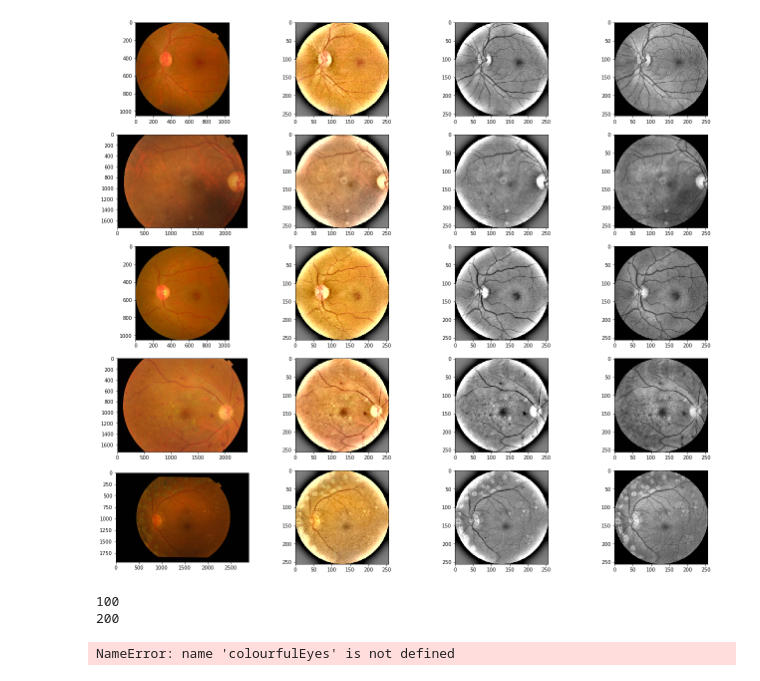
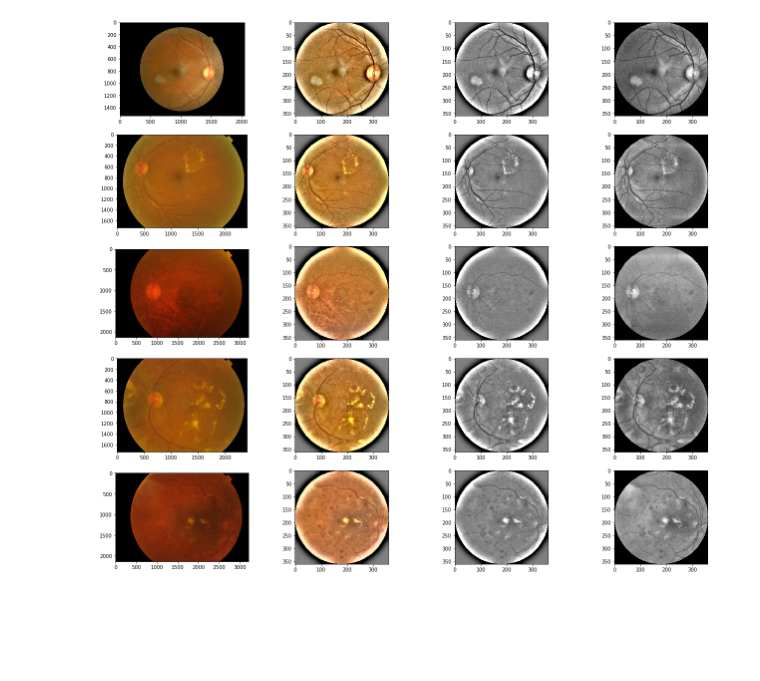
Before and after one commit to HaydenMuscat24/kaggle_aptos, a Jupyter notebook: hayden/preprocess images.ipynb, the cells around one changed output. Saved outputs shown, nothing was run; the diff lists cells and outputs as text; code cells hidden in the pictures; blank space fills up the shorter version.

```diff
--- a/hayden/preprocess images.ipynb
+++ b/hayden/preprocess images.ipynb
@@ -72,7 +72,6 @@ def reflectAndSquareUp(img):
 
     height = img.shape[0]
     width  = img.shape[1]
-    channels = img.shape[2]
 
     # if its portrait mode, it's probably already kind of square. Make it properly square by cutting
     # down the height until the dimensions match
@@ -83,7 +82,10 @@ def reflectAndSquareUp(img):
 
     # otherwise, do the whole reflection thingo
     else:
-        new_img = np.zeros((width, width, channels), np.uint8)
+        if len(img.shape) == 3:
+            new_img = np.zeros((width, width, img.shape[2]), np.uint8)
+        else:
+            new_img = np.zeros((width, width), np.uint8)
 
         #  0  |
         #     |
@@ -97,7 +99,7 @@ def reflectAndSquareUp(img):
         h2 = h1 + height
 
         # paste the original into the center
-        new_img[h1:h2,:,:] = img
+        new_img[h1:h2,:] = img
 
         # paste in the reflections
         for i in range(h1):
@@ -150,47 +152,54 @@ def color(bgr):
 df_2019 = pd.read_csv(f"../aptos2019/train.csv")
 # df_2015 = pd.read_csv(f"../aptos2015/trainLabels.csv")
 df_2019.id_code = df_2019.id_code.apply(lambda x: x + ".png")
 # df_2015.image   = df_2015.image.apply(lambda   x: x + ".jpeg")
 
 # Display some random images from Data Set with class categories.
 figure=plt.figure(figsize=(22,20))
 for target_class in range(5):
     for i, (idx, row ) in enumerate(df_2019.loc[df_2019.diagnosis == target_class]
                                     .sample(1)
                                     .iterrows()):
         # open the file
         imagefile = f"../aptos2019/train_images/{row['id_code']}"
         img = cv2.imread(imagefile)
-        gray = cv2.cvtColor(img, cv2.COLOR_BGR2GRAY)
-
-        cropped = crop(gray, img, 0.02)
-        squared = reflectAndSquareUp(cropped)
-        circled = circleMask(squared)
-
-        resized = cv2.resize(circled, (256, 256))
+        green = img[:,:,1]
 
         # original version
+        rgb = cv2.cvtColor(img, cv2.COLOR_BGR2RGB)
         ax = figure.add_subplot(5,4, int(target_class)*4+2*i+1)
         plt.imshow(rgb)
 
-        # original ben
-        equalised_bgr = adjust_gamma(resized, 1+np.log(100)-np.log(np.median(resized)))
+
+        # colour ben
+        cropped = crop(green, img, 0.02)
+        squared = reflectAndSquareUp(cropped)
+        resized = cv2.resize(squared, (360, 360))
+        circled = circleMask(resized)
+        equalised = adjust_gamma(circled, 1+np.log(100)-np.log(np.median(circled)))
+
         ax = figure.add_subplot(5,4, int(target_class)*4+2*i+2)
-        plt.imshow(bensYCC(equalised_bgr))
+        plt.imshow(cv2.cvtColor(bensYCC(equalised), cv2.COLOR_BGR2RGB))
 
 
-        green = resized[:,:,1]
-        equalised = adjust_gamma(green, 1+np.log(100)-np.log(np.median(green)))
+
+
+        # ------------ greys --------------
+        cropped = crop(green, green, 0.02)
+        squared = reflectAndSquareUp(cropped)
+        resized = cv2.resize(squared, (360, 360))
+        circled = circleMask(resized)
+        equalised = adjust_gamma(circled, 1+np.log(100)-np.log(np.median(circled)))
 
         # green ben
         ax = figure.add_subplot(5,4, int(target_class)*4+2*i+3)
         plt.imshow(bensGray(equalised), cmap='gray')
 
-        # equalised ben
+        # green clahe
         ax = figure.add_subplot(5,4, int(target_class)*4+2*i+4)
         plt.imshow(clahe_gray(equalised), cmap='gray')
 # %% [output]
-[figure, old version]
+[figure, new version]
 # %%
 def process_images(year, process_type):
 
@@ -231,7 +240,3 @@ def process_images(year, process_type):
         cv2.imwrite(file_new, modified)
 
 process_images("2019")
-# %% [output]
-100
-200
-NameError: name 'colourfulEyes' is not defined
```
Also changed, not shown: parts of 1 cell of this notebook.
